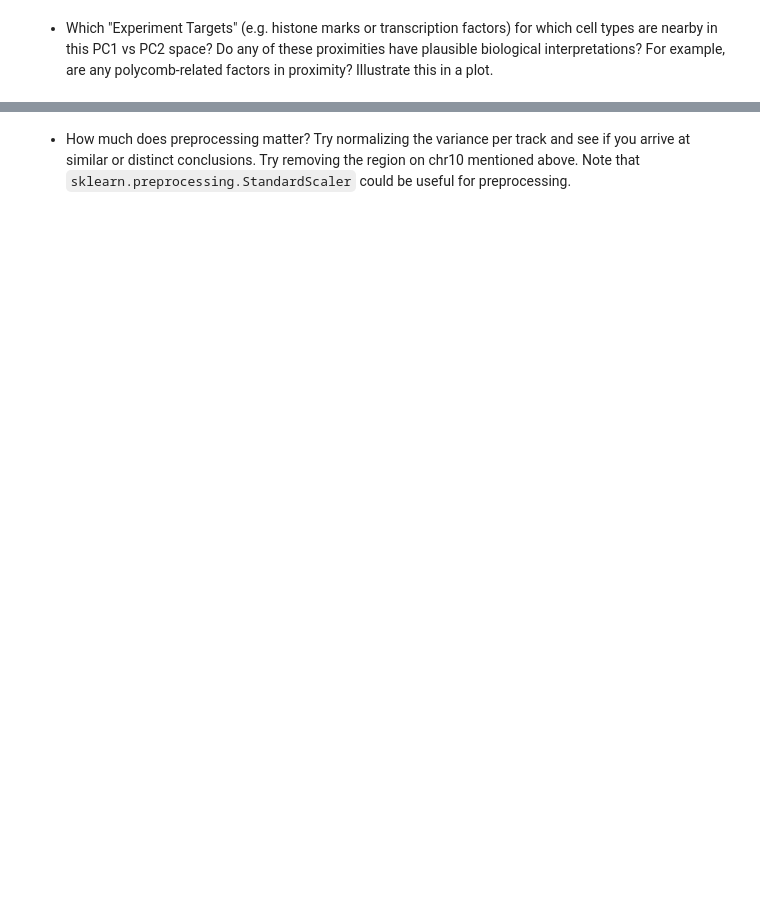
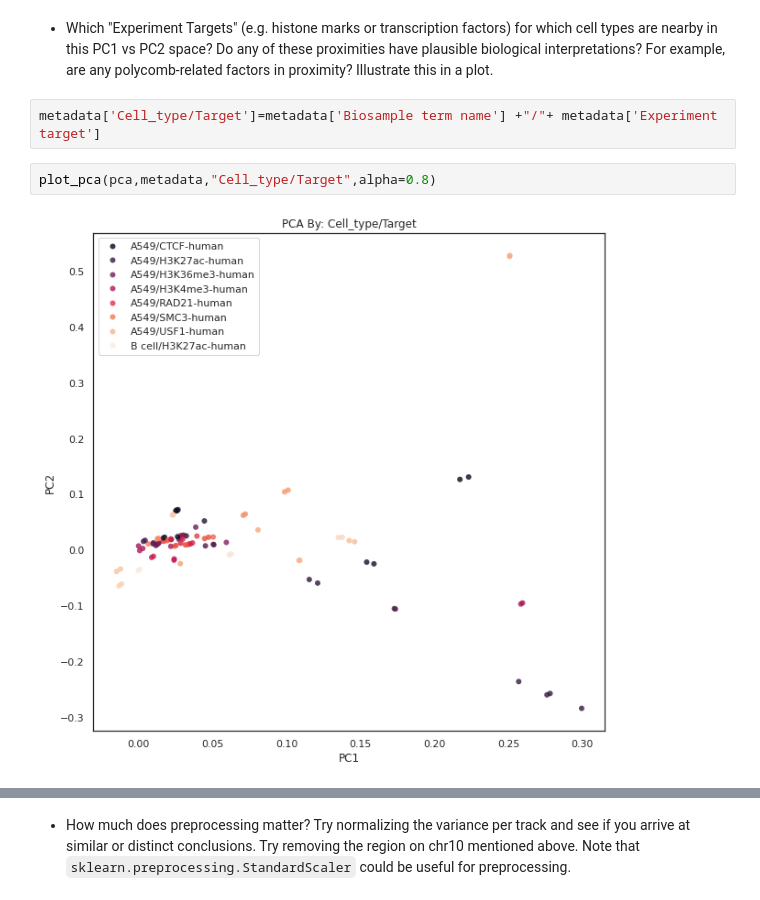
Before and after one commit to ramayyala/qbio577_fall2022, a Jupyter notebook: encode-bigwig-eda.ipynb, the cells around one changed output, grey strips where cells are left out. Saved outputs shown, nothing was run; the diff lists cells and outputs as text; blank space fills up the shorter version.

```diff
--- a/encode-bigwig-eda.ipynb
+++ b/encode-bigwig-eda.ipynb
@@ -262,2 +321,8 @@ fig = px.scatter(components, x=0, y=1,color=df_selected[covariate],width=1000, h
 # %% [markdown]
 - Which "Experiment Targets" (e.g. histone marks or transcription factors) for which cell types are nearby in this PC1 vs PC2 space? Do any of these proximities have plausible biological interpretations? For example, are any polycomb-related factors in proximity? Illustrate this in a plot.
+# %%
+metadata['Cell_type/Target']=metadata['Biosample term name'] +"/"+ metadata['Experiment target']
+# %%
+plot_pca(pca,metadata,"Cell_type/Target",alpha=0.8)
+# %% [output]
+[figure, added]
```
Also changed, not shown: parts of 24 cells of this notebook.
